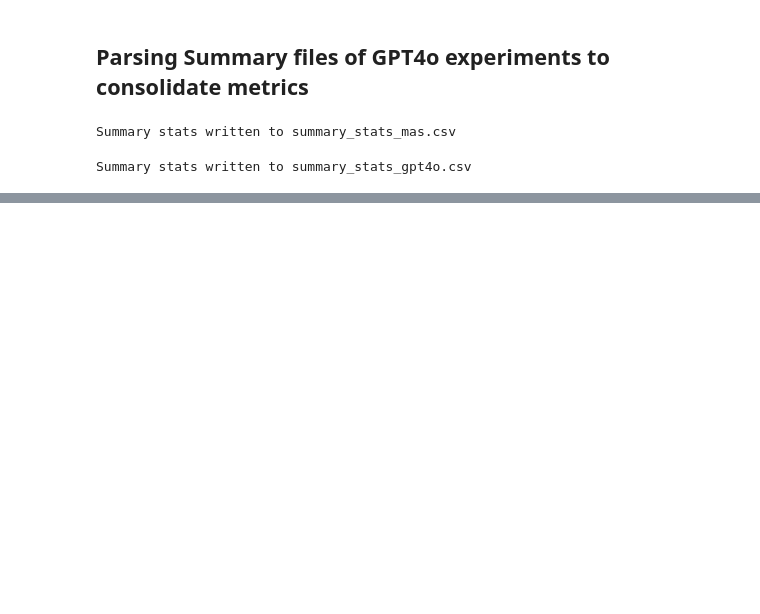
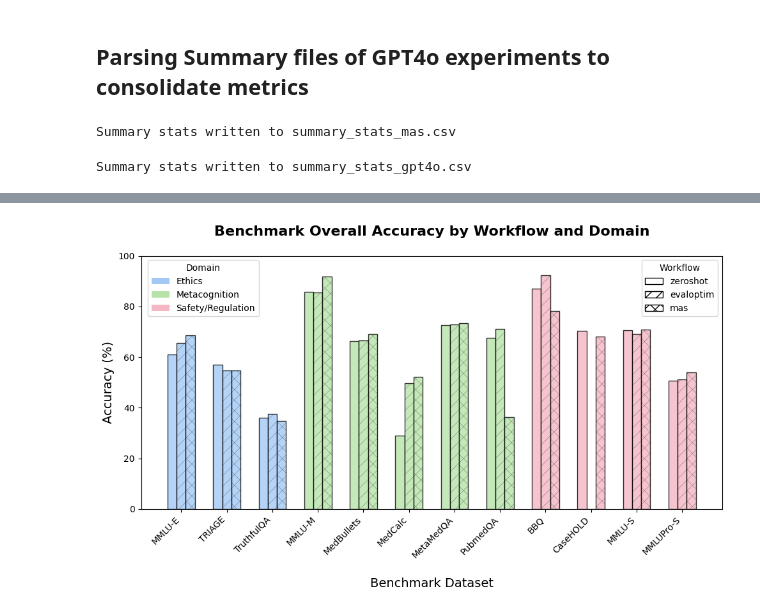
Before and after one commit to SanddhyaJ/Agent_Edge_Benchmarking, a Jupyter notebook: code/analysis/experiments_analysis.ipynb, the cells around one changed output, grey strips where cells are left out. Cells and saved outputs as stored; diff of their text form; code cells hidden in the pictures; blank space fills up the shorter version.

```diff
--- a/code/analysis/experiments_analysis.ipynb
+++ b/code/analysis/experiments_analysis.ipynb
@@ -162,0 +171,2 @@ Summary stats written to summary_stats_gpt4o.csv
+# %%
+metrics_df = pd.read_csv('../../out/gpt4o/summary_stats_gpt4o.csv')
@@ -162,0 +308,2 @@ Summary stats written to summary_stats_gpt4o.csv
+# %%
+metrics_df.sort_values(by=['Domain', 'Workflow', 'Benchmark_Name'], inplace=True)
@@ -162,0 +334,76 @@ Summary stats written to summary_stats_gpt4o.csv
+# %%
+# Unique values
+benchmarks = metrics_df['Benchmark_Name'].unique()
+workflows = ['zeroshot', 'evaloptim', 'mas']
+categories = metrics_df['Domain'].unique()
+
+# Color map by category
+category_colors = {
+    'Ethics': '#A1C9F4',
+    'Metacognition': '#B6E3A8',
+    'Safety/Regulation': '#F4B6C2'
+}
+
+# Hatching patterns by workflow
+workflow_hatches = {
+    'zeroshot': '',
+    'evaloptim': '//',
+    'mas': 'xx'
+}
+
+# Bar width
+bar_width = 0.2
+x = np.arange(len(benchmarks))
+
+# Initialize plot
+fig, ax = plt.subplots(figsize=(10, 6))
+metrics_df_sorted = metrics_df.sort_values(by=['Domain'])
+# Plot bars per workflow
+for i, workflow in enumerate(workflows):
+    # Offset positions for each bar within a group
+    positions = x + (i - 1) * bar_width
+
+    for j, benchmark in enumerate(benchmarks):
+        row = metrics_df_sorted[(metrics_df_sorted['Benchmark_Name'] == benchmark) & (metrics_df_sorted['Workflow'] == workflow)].iloc[0]
+        acc = row['Accuracy']
+        cat = row['Domain']
+        color = category_colors[cat]
+        hatch = workflow_hatches[workflow]
+
+        ax.bar(positions[j], acc, width=bar_width, color=color, hatch=hatch, edgecolor='black', lw=1,hatch_linewidth=0.2, alpha=0.8 )
+
+# Axis and labels
+ax.set_xticks(x)
+ax.set_xticklabels(benchmarks, rotation=45, ha='right')
+ax.set_ylabel('Accuracy (%)', fontsize=14)
+ax.set_xlabel('Benchmark Dataset', labelpad=20, fontsize=14)
+ax.set_title('Benchmark Overall Accuracy by Workflow and Domain\n', fontsize=16, fontweight='bold')
+
+# Create legends
+# Workflow legend (hatches)
+from matplotlib.patches import Patch
+workflow_patches = [Patch(facecolor='white', edgecolor='black', hatch=workflow_hatches[w], label=w) for w in workflows]
+category_patches = [Patch(facecolor=category_colors[c], label=c) for c in categories]
+
+legend1 = ax.legend(
+    handles=workflow_patches,
+    title='Workflow',
+    loc='upper right',
+    bbox_to_anchor=(1, 1),
+    fontsize=10,
+)
+
+legend2 = ax.legend(
+    handles=category_patches,
+    title='Domain',
+    loc='upper right',
+    fontsize=10,
+    bbox_to_anchor=(0.21, 1)
+)
+plt.ylim([0,100])
+ax.add_artist(legend1)
+
+plt.tight_layout()
+plt.show()
+# %% [output]
+[figure, added]
```
Also changed, not shown: parts of 6 cells of this notebook.
